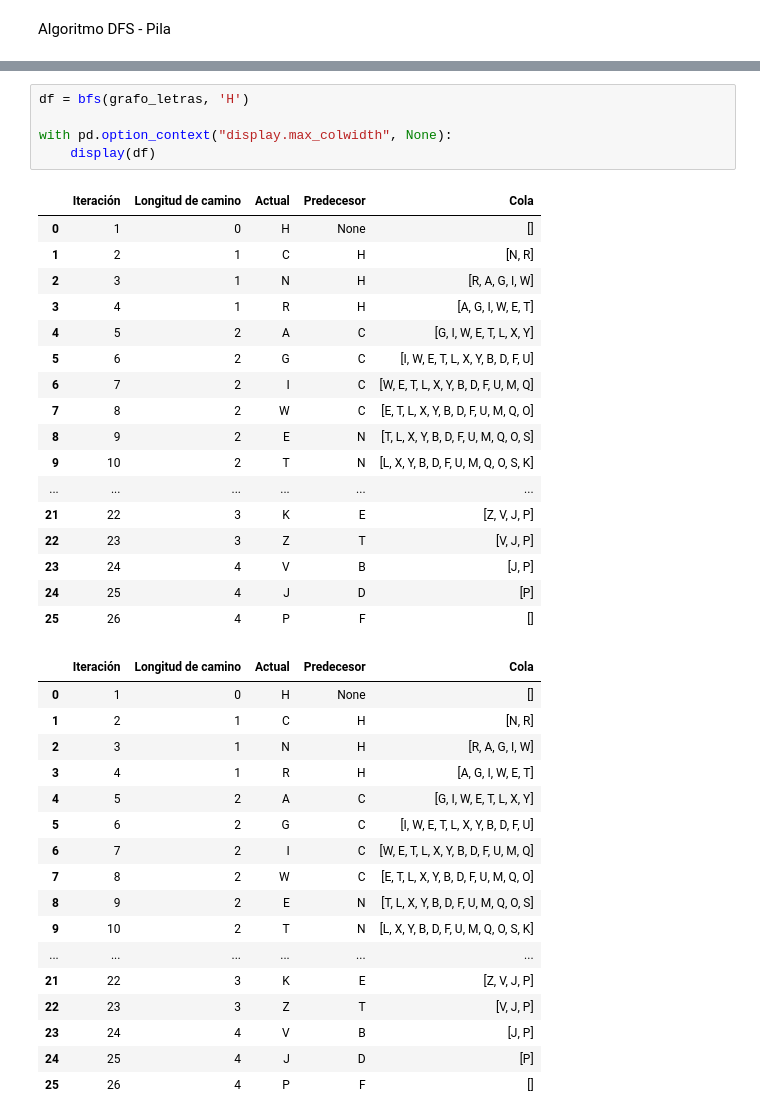
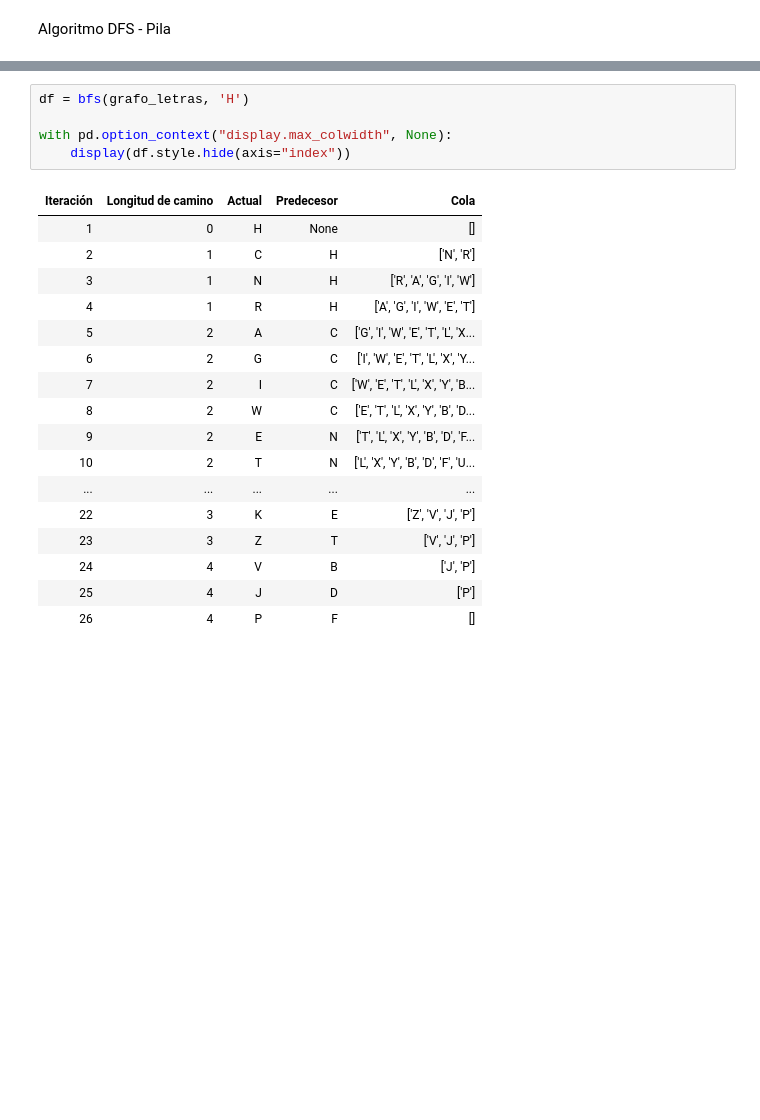
Before and after one commit to pepeul1191/grafos-estructuras-discretas, a Jupyter notebook: app.ipynb, the cells around one changed output, grey strips where cells are left out. Cells and saved outputs as stored; diff of their text form; blank space fills up the shorter version.

```diff
--- a/app.ipynb
+++ b/app.ipynb
@@ -183,40 +195,23 @@ BFS Col
 # %%
 df = bfs(grafo_letras, 'H')
 
 with pd.option_context("display.max_colwidth", None):
-    display(df)
+    display(df.style.hide(axis="index"))
 # %% [output]
-|  | Iteración | Longitud de camino | Actual | Predecesor | Cola |
-| 0 | 1 | 0 | H | None | [] |
-| 1 | 2 | 1 | C | H | [N, R] |
-| 2 | 3 | 1 | N | H | [R, A, G, I, W] |
-| 3 | 4 | 1 | R | H | [A, G, I, W, E, T] |
-| 4 | 5 | 2 | A | C | [G, I, W, E, T, L, X, Y] |
-| 5 | 6 | 2 | G | C | [I, W, E, T, L, X, Y, B, D, F, U] |
-| 6 | 7 | 2 | I | C | [W, E, T, L, X, Y, B, D, F, U, M, Q] |
-| 7 | 8 | 2 | W | C | [E, T, L, X, Y, B, D, F, U, M, Q, O] |
-| 8 | 9 | 2 | E | N | [T, L, X, Y, B, D, F, U, M, Q, O, S] |
-| 9 | 10 | 2 | T | N | [L, X, Y, B, D, F, U, M, Q, O, S, K] |
-| ... | ... | ... | ... | ... | ... |
-| 21 | 22 | 3 | K | E | [Z, V, J, P] |
-| 22 | 23 | 3 | Z | T | [V, J, P] |
-| 23 | 24 | 4 | V | B | [J, P] |
-| 24 | 25 | 4 | J | D | [P] |
-| 25 | 26 | 4 | P | F | [] |
+| Iteración | Longitud de camino | Actual | Predecesor | Cola |
+| 1 | 0 | H | None | [] |
+| 2 | 1 | C | H | ['N', 'R'] |
+| 3 | 1 | N | H | ['R', 'A', 'G', 'I', 'W'] |
+| 4 | 1 | R | H | ['A', 'G', 'I', 'W', 'E', 'T'] |
+| 5 | 2 | A | C | ['G', 'I', 'W', 'E', 'T', 'L', 'X... |
+| 6 | 2 | G | C | ['I', 'W', 'E', 'T', 'L', 'X', 'Y... |
+| 7 | 2 | I | C | ['W', 'E', 'T', 'L', 'X', 'Y', 'B... |
+| 8 | 2 | W | C | ['E', 'T', 'L', 'X', 'Y', 'B', 'D... |
+| 9 | 2 | E | N | ['T', 'L', 'X', 'Y', 'B', 'D', 'F... |
+| 10 | 2 | T | N | ['L', 'X', 'Y', 'B', 'D', 'F', 'U... |
+| ... | ... | ... | ... | ... |
+| 22 | 3 | K | E | ['Z', 'V', 'J', 'P'] |
+| 23 | 3 | Z | T | ['V', 'J', 'P'] |
+| 24 | 4 | V | B | ['J', 'P'] |
+| 25 | 4 | J | D | ['P'] |
+| 26 | 4 | P | F | [] |
-|  | Iteración | Longitud de camino | Actual | Predecesor | Cola |
-| 0 | 1 | 0 | H | None | [] |
-| 1 | 2 | 1 | C | H | [N, R] |
-| 2 | 3 | 1 | N | H | [R, A, G, I, W] |
-| 3 | 4 | 1 | R | H | [A, G, I, W, E, T] |
-| 4 | 5 | 2 | A | C | [G, I, W, E, T, L, X, Y] |
-| 5 | 6 | 2 | G | C | [I, W, E, T, L, X, Y, B, D, F, U] |
-| 6 | 7 | 2 | I | C | [W, E, T, L, X, Y, B, D, F, U, M, Q] |
-| 7 | 8 | 2 | W | C | [E, T, L, X, Y, B, D, F, U, M, Q, O] |
-| 8 | 9 | 2 | E | N | [T, L, X, Y, B, D, F, U, M, Q, O, S] |
-| 9 | 10 | 2 | T | N | [L, X, Y, B, D, F, U, M, Q, O, S, K] |
-| ... | ... | ... | ... | ... | ... |
-| 21 | 22 | 3 | K | E | [Z, V, J, P] |
-| 22 | 23 | 3 | Z | T | [V, J, P] |
-| 23 | 24 | 4 | V | B | [J, P] |
-| 24 | 25 | 4 | J | D | [P] |
-| 25 | 26 | 4 | P | F | [] |
```
Also changed, not shown: parts of 10 cells of this notebook, 2 other files.
